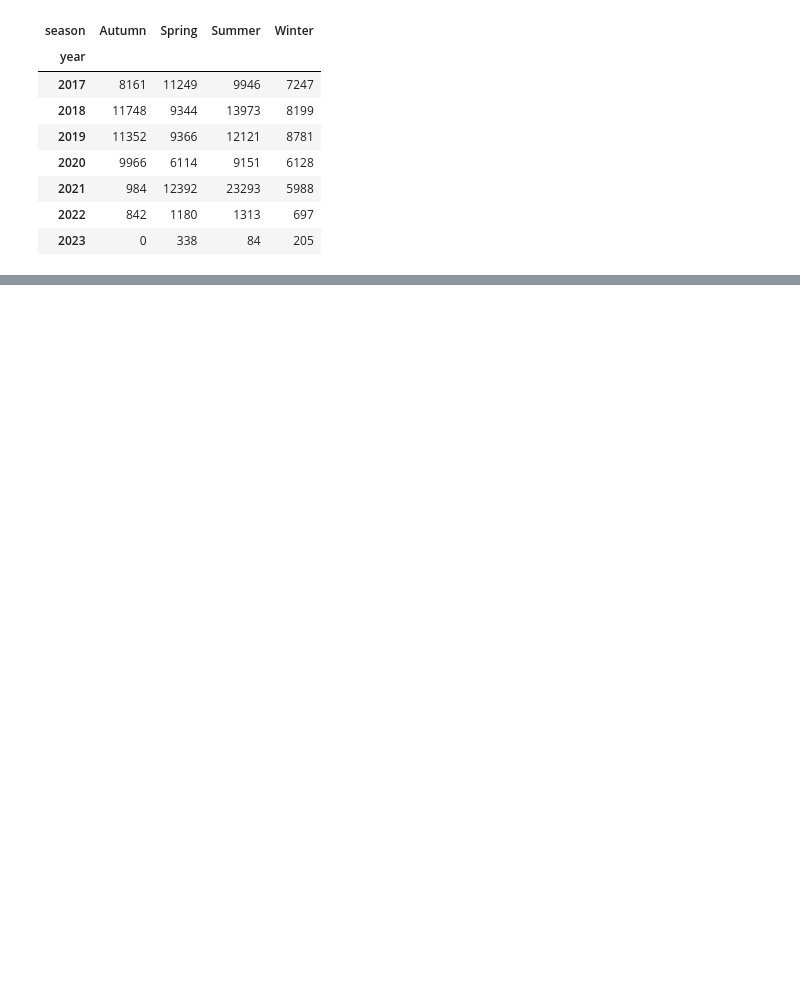
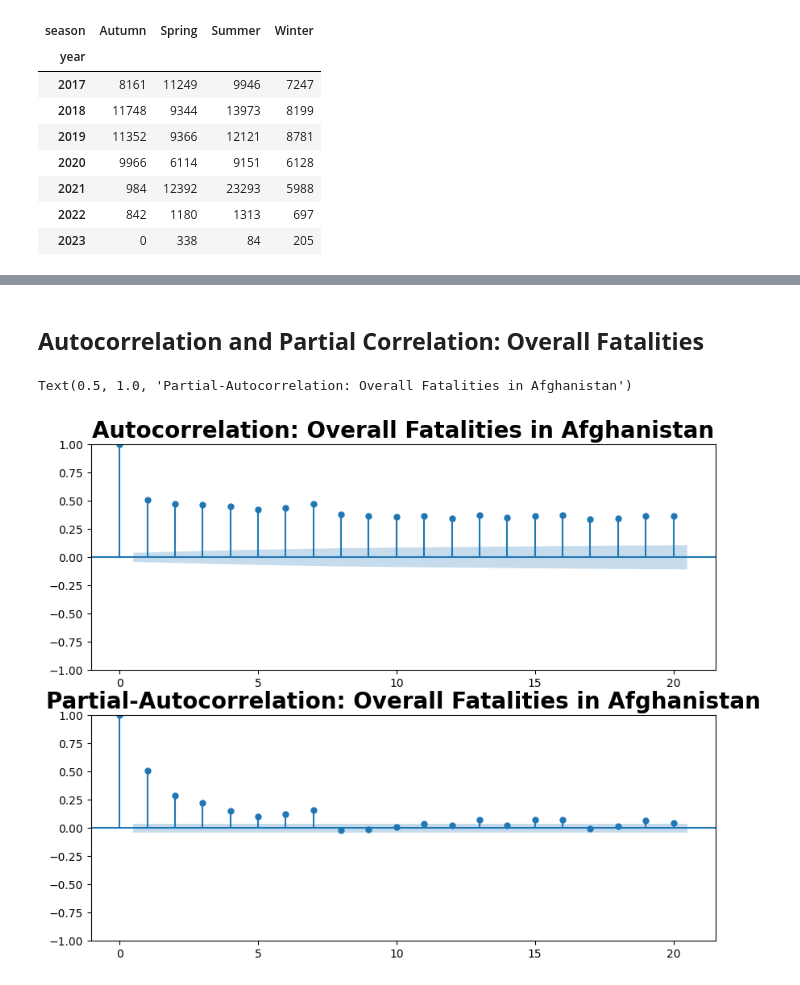
Before and after one commit to OdinProjectI/ODIN, a Jupyter notebook: CasualtiesOfWarInAfghanistan.ipynb, the cells around one changed output, grey strips where cells are left out. Saved outputs shown, nothing was run; the diff lists cells and outputs as text; code cells hidden in the pictures; blank space fills up the shorter version.

```diff
--- a/CasualtiesOfWarInAfghanistan.ipynb
+++ b/CasualtiesOfWarInAfghanistan.ipynb
@@ -326,0 +343,16 @@ afghan_df.groupby(['year', 'season'])['fatalities'].sum().unstack("season").repl
+# %% [markdown]
+## **Autocorrelation and Partial Correlation: Overall Fatalities**
+# %%
+overall_fatalities: 'Series' = pd.Series(afghan_df.groupby('event_date')['fatalities'].mean()).apply(lambda row: round(row))
+fig = plt.figure(figsize=(10,8))
+ax = fig.add_subplot(2,1,1)
+
+plot_acf(overall_fatalities, lags=20, ax=ax)
+ax.set_title("Autocorrelation: Overall Fatalities in Afghanistan", fontweight='bold', fontsize=20)
+
+ax = fig.add_subplot(2,1,2)
+plot_pacf(overall_fatalities, lags=20, ax=ax)
+ax.set_title("Partial-Autocorrelation: Overall Fatalities in Afghanistan", fontweight='bold', fontsize=20)
+# %% [output]
+Text(0.5, 1.0, 'Partial-Autocorrelation: Overall Fatalities in Afghanistan')
+[figure, added]
```
Also changed, not shown: parts of 26 cells of this notebook.
